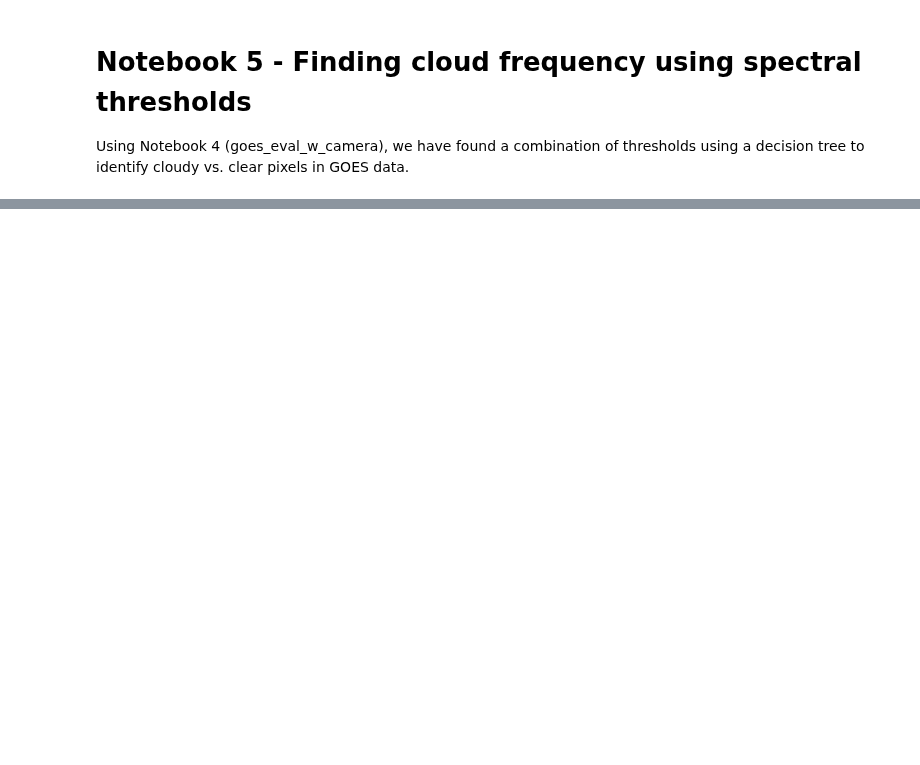
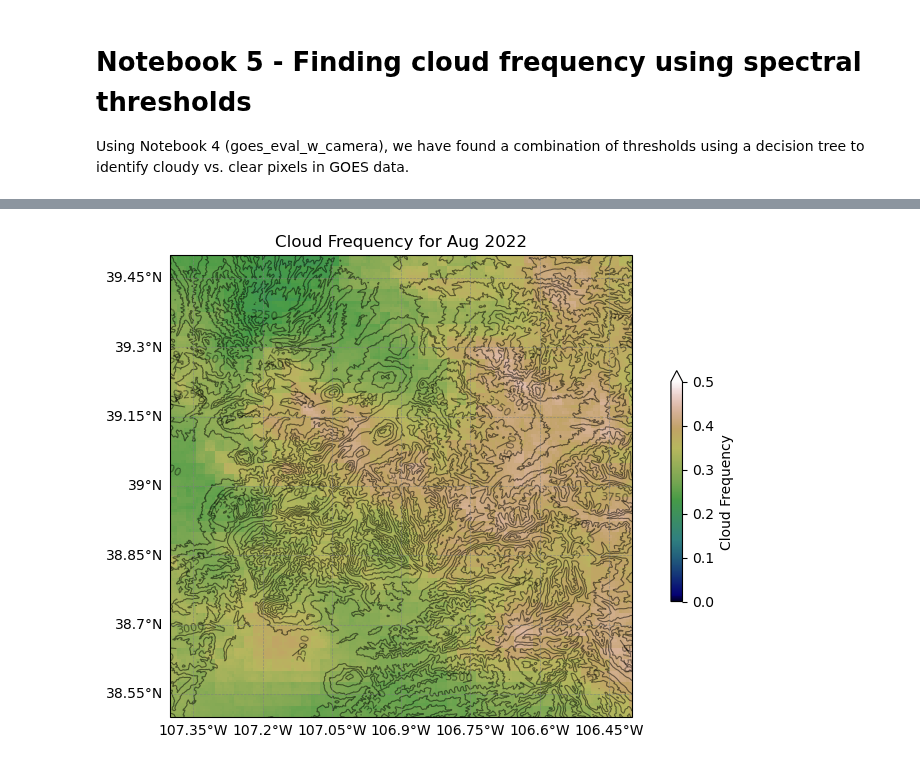
Before and after one commit to clinton-alden/goes_clouds, a Jupyter notebook: analysis/05_cloud_frequency_counts.ipynb, the cells around one changed output, grey strips where cells are left out. Cells and saved outputs as stored; diff of their text form; code cells hidden in the pictures; blank space fills up the shorter version.

```diff
--- a/analysis/05_cloud_frequency_counts.ipynb
+++ b/analysis/05_cloud_frequency_counts.ipynb
@@ -122,3 +169,57 @@ Coordinates:
+# %%
+# Create the plot with Cartopy projection
+plt.figure(figsize=(10, 6))
+ax = plt.axes(projection=ccrs.PlateCarree())  # Use PlateCarree for geographic data
+
+# Plot the data
+aug_cloud_freq.monthly_frequency.plot(
+    ax=ax,
+    cmap="gist_earth",
+    transform=ccrs.PlateCarree(),  # Specify the data's coordinate system
+    cbar_kwargs={'label': 'Cloud Frequency', 'shrink': 0.5},
+    vmin=0, vmax=0.5  # Set color scale limits
+)
+
+# Add elevation contours
+contour_levels = np.arange(2500, 4000, 250)  # Define contour levels (e.g., 1000m to 4000m)
+elevation_masked = np.ma.masked_invalid(elevation)  # Mask invalid elevation values
+contour = ax.contour(
+    elevation_masked,
+    levels=contour_levels,
+    colors='black',
+    linewidths=0.8,
+    transform=ccrs.PlateCarree(),
+    extent=extent,
+    alpha=0.5  # Set transparency for contours
+)
+ax.clabel(contour, inline=True, fontsize=8, fmt='%d')  # Add labels to contours
+
+
+
+# Add state outlines and coastlines
+ax.add_feature(cfeature.COASTLINE, linewidth=1, edgecolor='black')
+ax.add_feature(cfeature.STATES, linewidth=0.5, edgecolor='black')
+ax.add_feature(cfeature.LAKES, edgecolor="black")
+ax.add_feature(cfeature.RIVERS)
+# Add gridlines with latitude and longitude labels
+gridlines = ax.gridlines(draw_labels=True, linewidth=0.5, color='gray', alpha=0.7, linestyle='--')
+gridlines.top_labels = False  # Disable top labels
+gridlines.right_labels = False  # Disable right labels
+gridlines.xlabel_style = {'size': 10, 'color': 'black'}
+gridlines.ylabel_style = {'size': 10, 'color': 'black'}
+
+
+# Add title and labels
+plt.title(f"Cloud Frequency for Aug 2022")
+plt.xlabel("Longitude")
+plt.ylabel("Latitude")
+
+ax.set_extent([-107.4, -106.4, 38.5, 39.5], crs=ccrs.PlateCarree())  # east riverish extent
+
+# Show the plot
+plt.show()
+# %% [output]
+[figure, added]
 # %%
 # Create the plot with Cartopy projection
 plt.figure(figsize=(10, 6))
```
Also changed, not shown: parts of 17 cells of this notebook.
